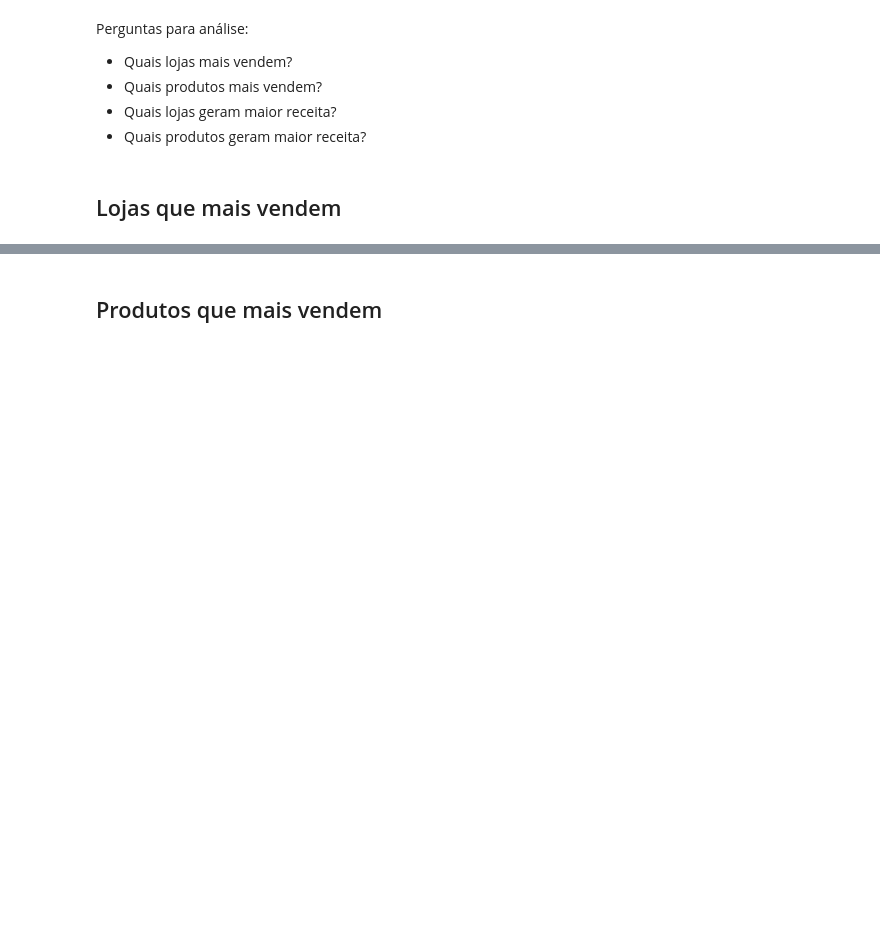
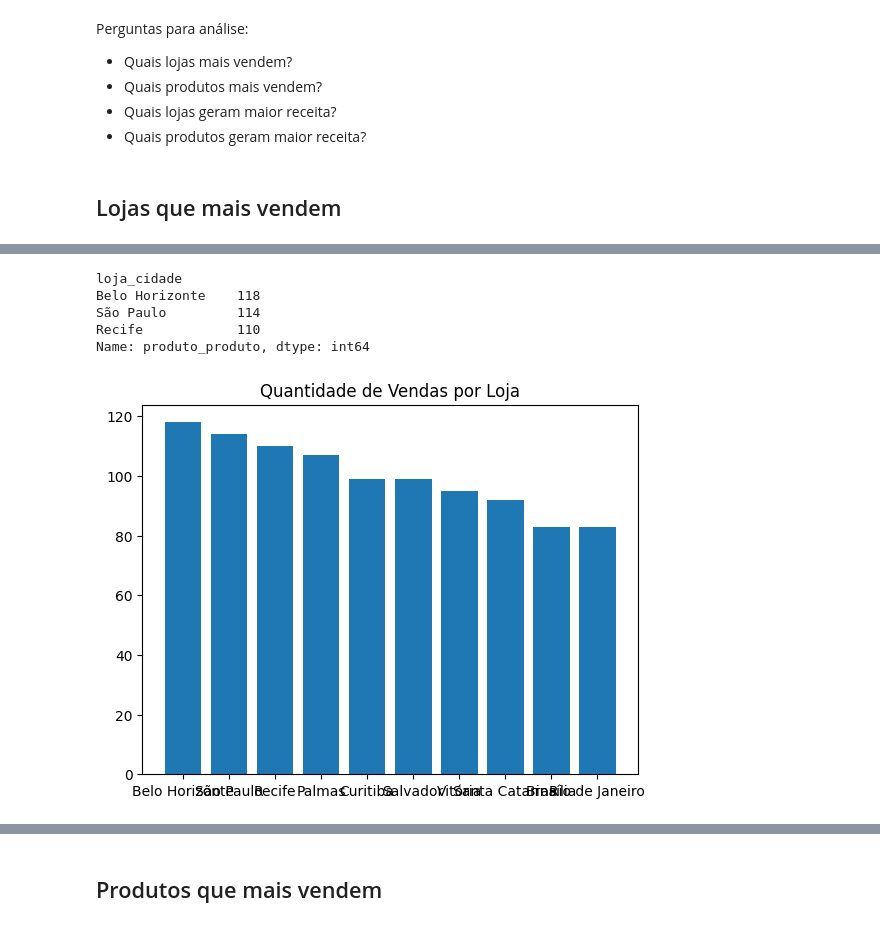
Before and after one commit to jonataspedro01/ProjetosIFRN, a Jupyter notebook: python/temp_04_analise_p1_MODELO.ipynb, the cells around one changed output, grey strips where cells are left out. Drawn from its saved outputs; the diff is of its cells as text; code cells hidden in the pictures; blank space fills up the shorter version.

```diff
--- a/python/temp_04_analise_p1_MODELO.ipynb
+++ b/python/temp_04_analise_p1_MODELO.ipynb
@@ -15,8 +15,8 @@ lojas = pd.read_csv('caso_estudo_lojas.csv', sep=';')
 #Ajustando dados nulos
 clientes.loc[clientes.nome.isnull(),'nome'] = 'Sem Nome'
 clientes.loc[clientes.sexo.isnull(),'sexo'] = 'o'
-clientes.loc[clientes.dt_nasc.isnull(),'dt_nasc'] = '1/1/2022'
-clientes.loc[9,'valor'] = 3500
+clientes.loc[clientes.dt_nasc.isnull(),'dt_nasc'] = '1/24/2023'
+produtos.loc[9,'valor'] = 3500
 produtos.loc[9,'produto'] = 'Monitor Gamer'
 
 #Ajustando Datas
@@ -61,0 +160,26 @@ Perguntas para análise:
+# %%
+"""
+CURIOSIDADE: se desejar ver as 3 cidades que mais venderam (top 3)
+ se usa a função head()
+"""
+
+lista_geral.groupby('loja_cidade').count().produto_produto.sort_values(ascending=False).head(3)
+# %% [output]
+loja_cidade
+Belo Horizonte    118
+São Paulo         114
+Recife            110
+Name: produto_produto, dtype: int64
+# %%
+"""
+Gerando gráfico de barras, primeiro passa o eixo x (lojas-index)
+e depois o eixo y (contagem-values)
+"""
+
+grafico_lojas = lista_geral.groupby('loja_cidade').count().produto_produto.sort_values(ascending=False)
+
+plt.bar(grafico_lojas.index, grafico_lojas.values)
+plt.title('Quantidade de Vendas por Loja')
+plt.show()
+# %% [output]
+[figure, added]
```
Also changed, not shown: parts of 8 cells of this notebook.
